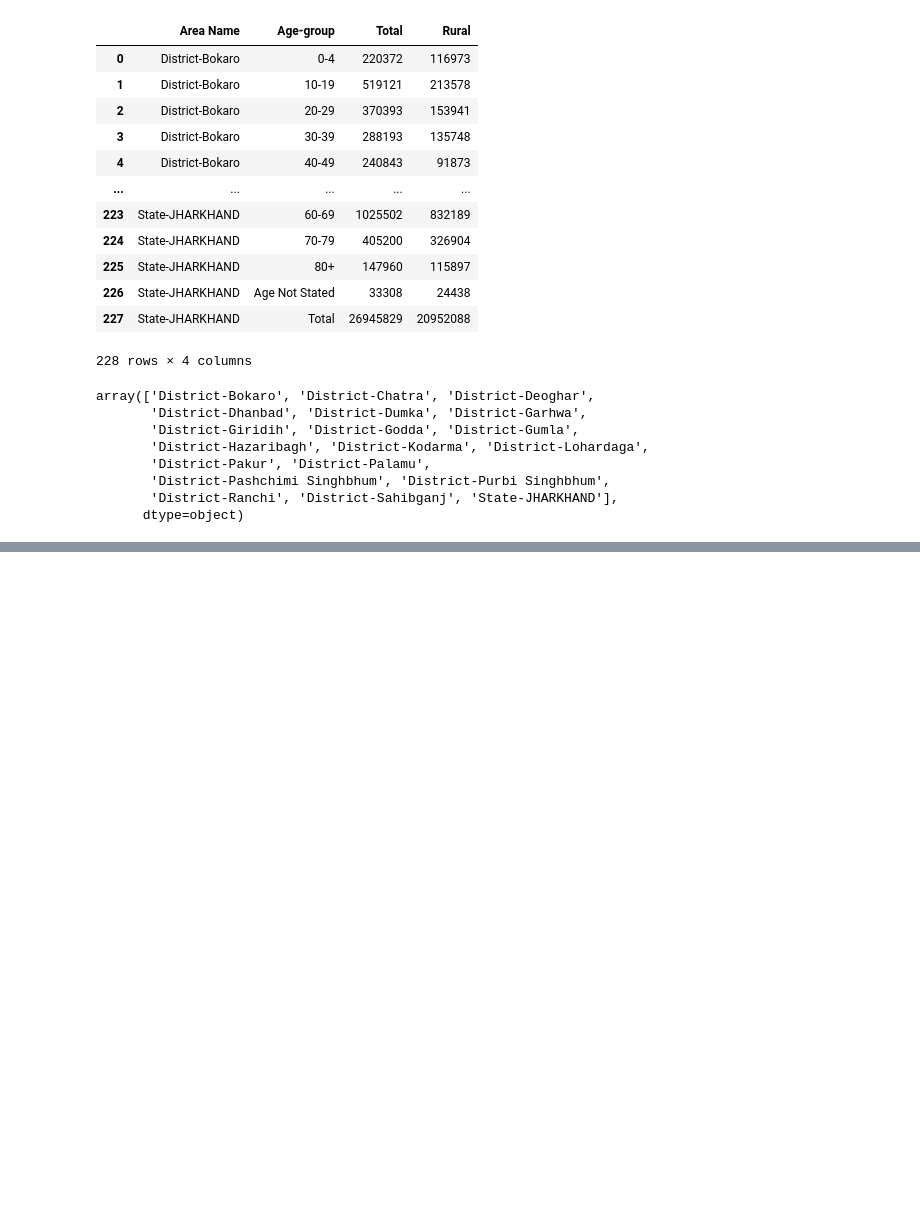
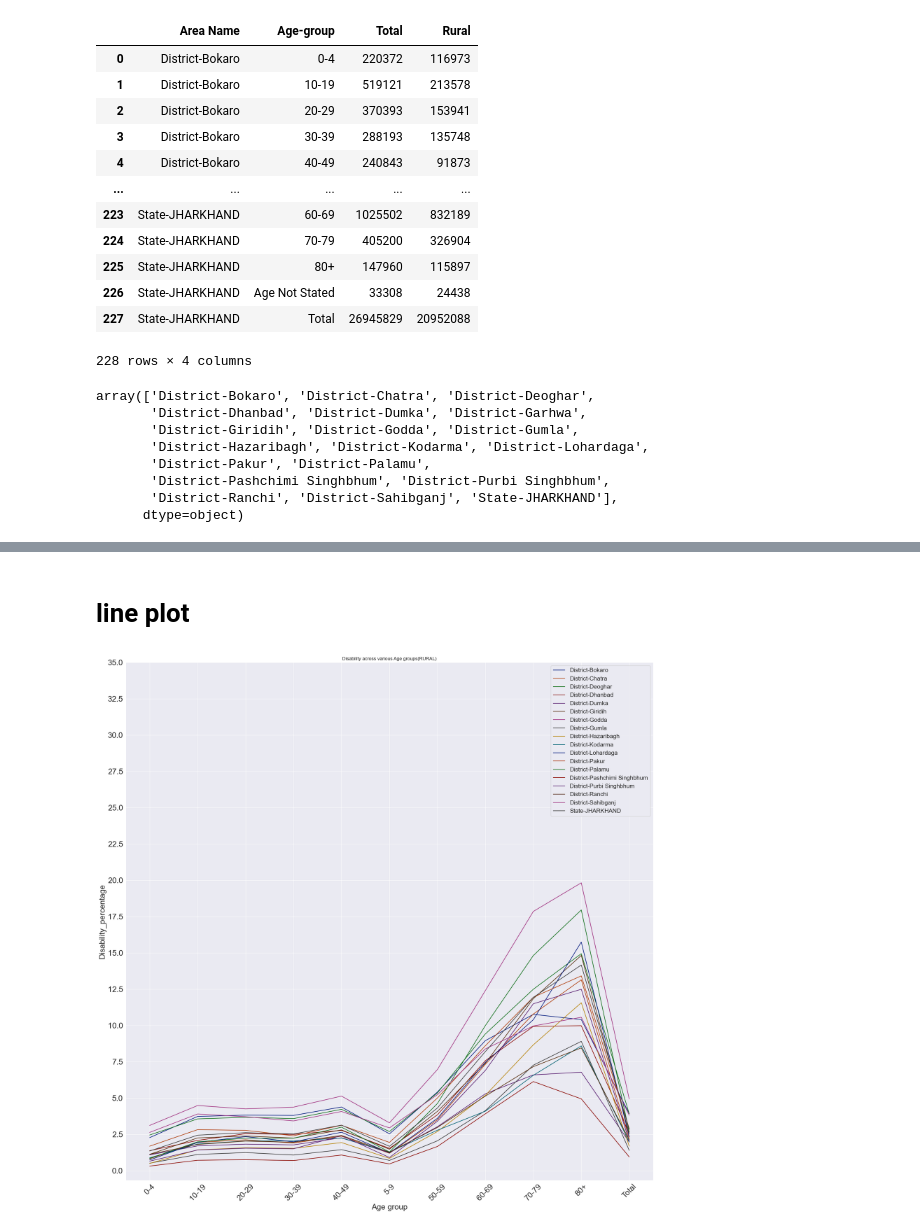
Before and after one commit to abhi-ram-M/jharkand-nuclear-radiation, a Jupyter notebook: main__.ipynb, the cells around one changed output, grey strips where cells are left out. Cells and saved outputs as stored; diff of their text form; code cells hidden in the pictures; blank space fills up the shorter version.

```diff
--- a/main__.ipynb
+++ b/main__.ipynb
@@ -571,0 +726,4 @@ nu_df_tot
+# %%
+final_df = total_dis_df[total_dis_df['Total/Rural/Urban']== 'Rural']
+final_df = final_df[['Area Name','Age-group','Total/Rural/Urban','People_with_disability_TOTAL']]
+final_df
@@ -571,0 +764,4 @@ nu_df_tot
+# %%
+final_ana_df = pd.merge(nu_df,final_df, on = ['Area Name', 'Age-group'])
+final_ana_df.drop(columns='Total ',inplace=True)
+final_ana_df
@@ -571,0 +782,4 @@ nu_df_tot
+# %%
+final_ana_df['Disability_percentage'] = (final_ana_df['People_with_disability_TOTAL']/final_ana_df['Rural']*100).round(2)
+final_ana_df = final_ana_df[~(final_ana_df['Age-group']=='Age Not Stated')]
+final_ana_df['Area Name'].unique()
@@ -571,0 +794,18 @@ nu_df_tot
+# %% [markdown]
+# line plot
+# %%
+plt.figure(figsize=(20,20))
+sns.lineplot(x = 'Age-group', y='Disability_percentage',hue='Area Name',data=final_ana_df,palette='dark')
+plt.xticks(rotation = 45)
+plt.xticks(fontsize = 20)
+plt.yticks(fontsize = 20)
+plt.xlabel('Age group',fontsize = 20)
+plt.ylabel('Disability_percentage',fontsize = 20)
+plt.title('Disability across various Age groups(RURAL)')
+plt.legend(fontsize=15)
+plt.tight_layout()
+#plt.xticks(['0-4','5-6','10-19','20-29','30-39','40-49','50-59','60-69','70-79','80+'])
+plt.yticks([0.0, 2.5, 5.0, 7.5, 10.0, 12.5, 15.0, 17.5, 20.0, 22.5, 25.0, 27.5, 30.0, 32.5, 35.0])
+plt.show()
+# %% [output]
+[figure, added]
```
Also changed, not shown: parts of 29 cells of this notebook.
